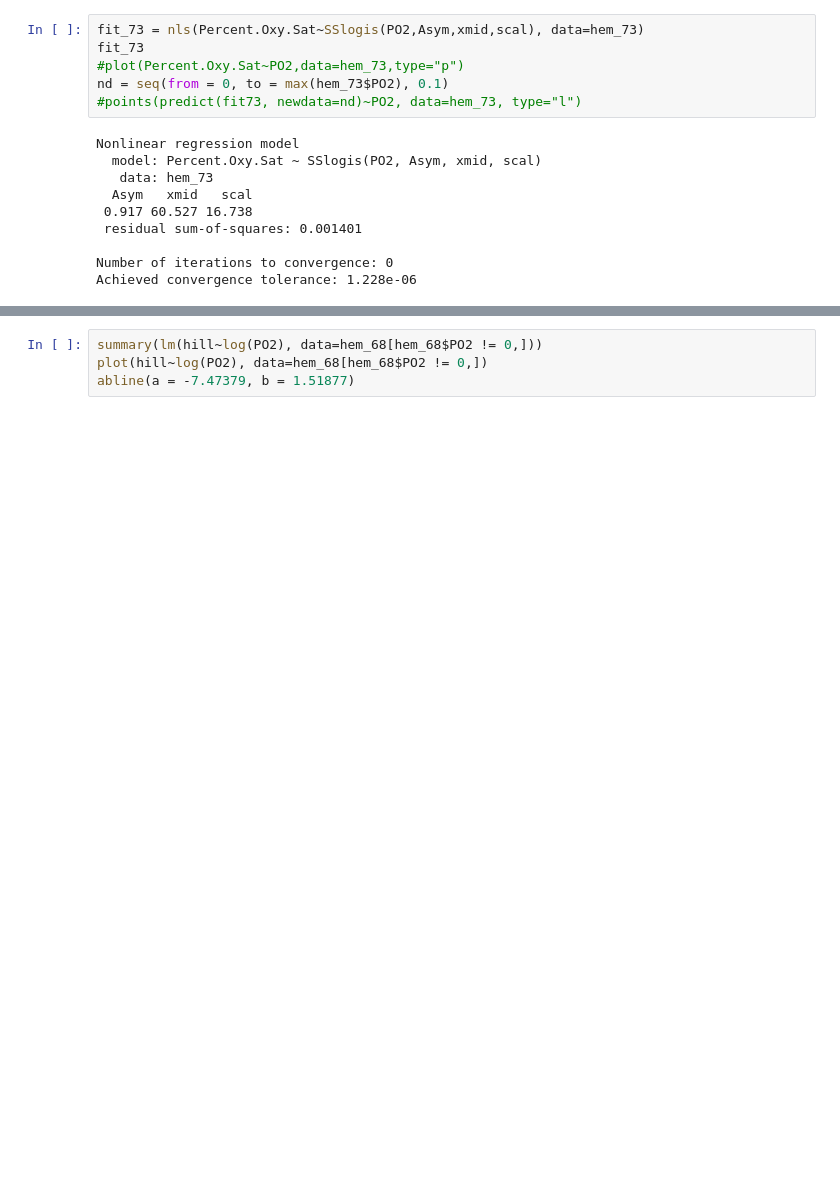
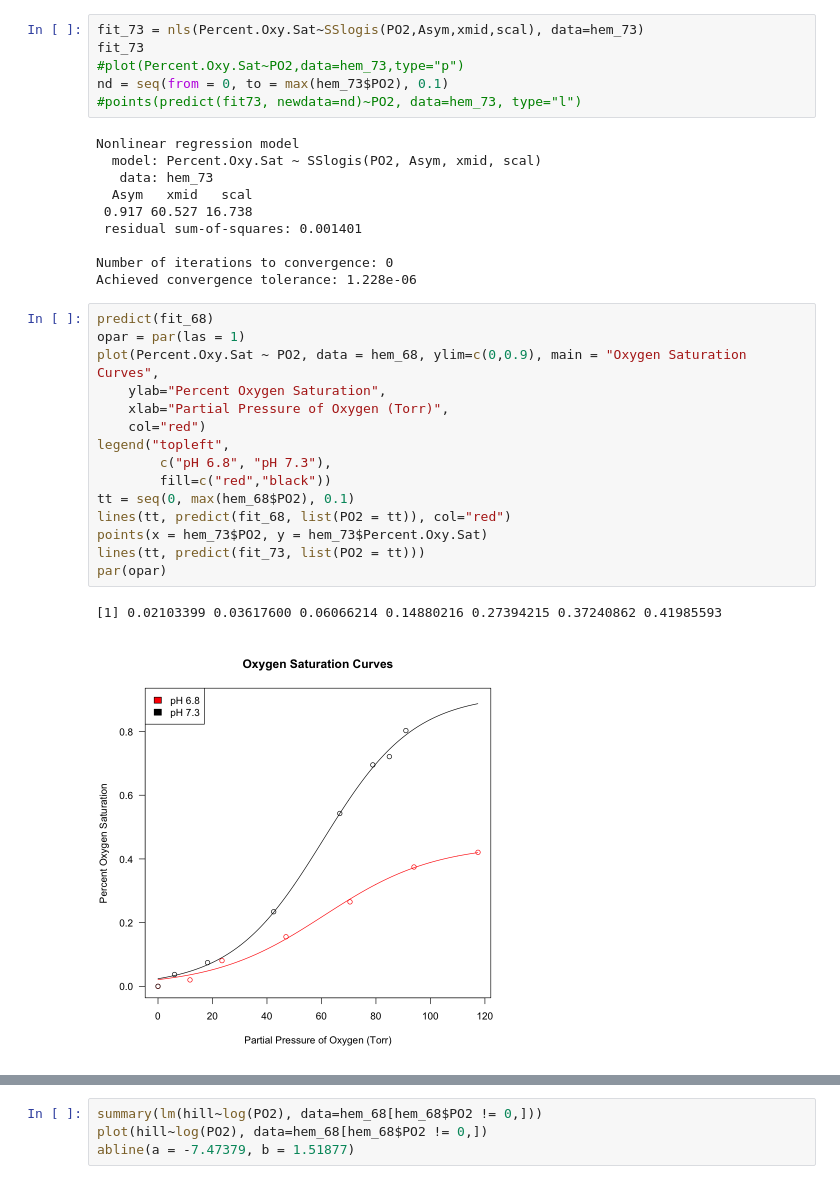
Before and after one commit to andrew2165/biometry_notebooks, a Jupyter notebook: OxygenEqOfHemocyanin.ipynb, the cells around one changed output, grey strips where cells are left out. Drawn from its saved outputs; the diff is of its cells as text; blank space fills up the shorter version.

```diff
--- a/OxygenEqOfHemocyanin.ipynb
+++ b/OxygenEqOfHemocyanin.ipynb
@@ -112,4 +100,22 @@ Nonlinear regression model
 
 Number of iterations to convergence: 0
 Achieved convergence tolerance: 1.228e-06
+# %%
+predict(fit_68)
+opar = par(las = 1)
+plot(Percent.Oxy.Sat ~ PO2, data = hem_68, ylim=c(0,0.9), main = "Oxygen Saturation Curves",
+    ylab="Percent Oxygen Saturation",
+    xlab="Partial Pressure of Oxygen (Torr)",
+    col="red")
+legend("topleft",
+        c("pH 6.8", "pH 7.3"),
+        fill=c("red","black"))
+tt = seq(0, max(hem_68$PO2), 0.1)
+lines(tt, predict(fit_68, list(PO2 = tt)), col="red")
+points(x = hem_73$PO2, y = hem_73$Percent.Oxy.Sat)
+lines(tt, predict(fit_73, list(PO2 = tt)))
+par(opar)
+# %% [output]
+[1] 0.02103399 0.03617600 0.06066214 0.14880216 0.27394215 0.37240862 0.41985593
+[figure, added]
 # %%
```
Also changed, not shown: parts of 7 cells of this notebook.
